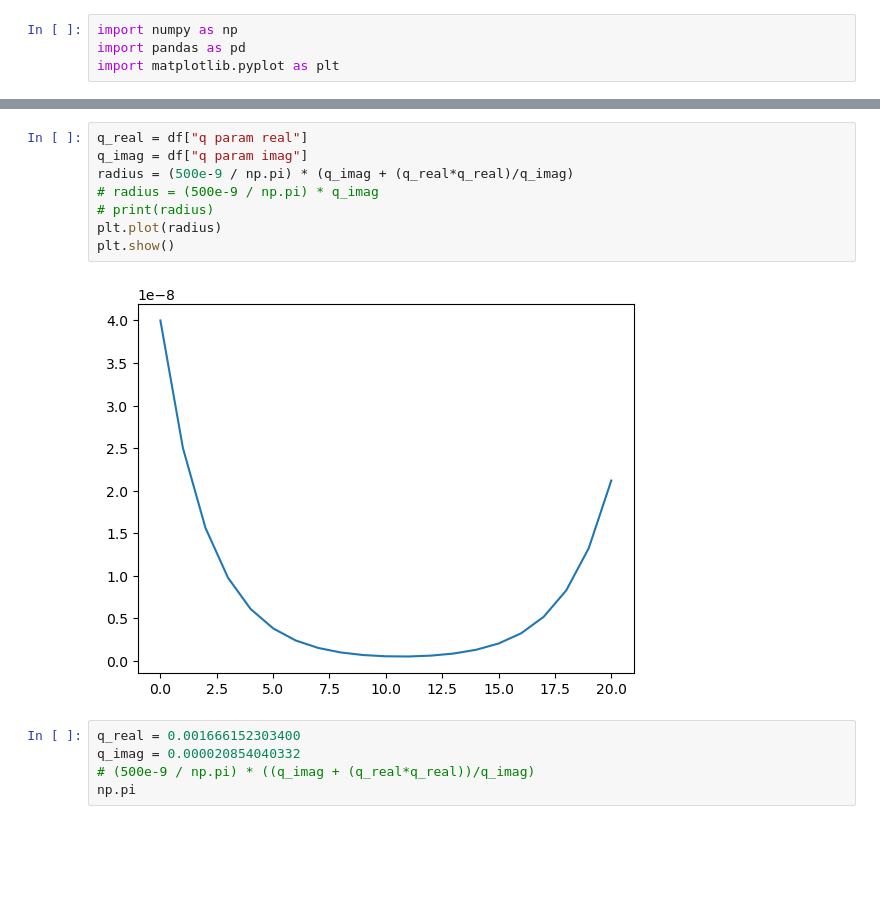
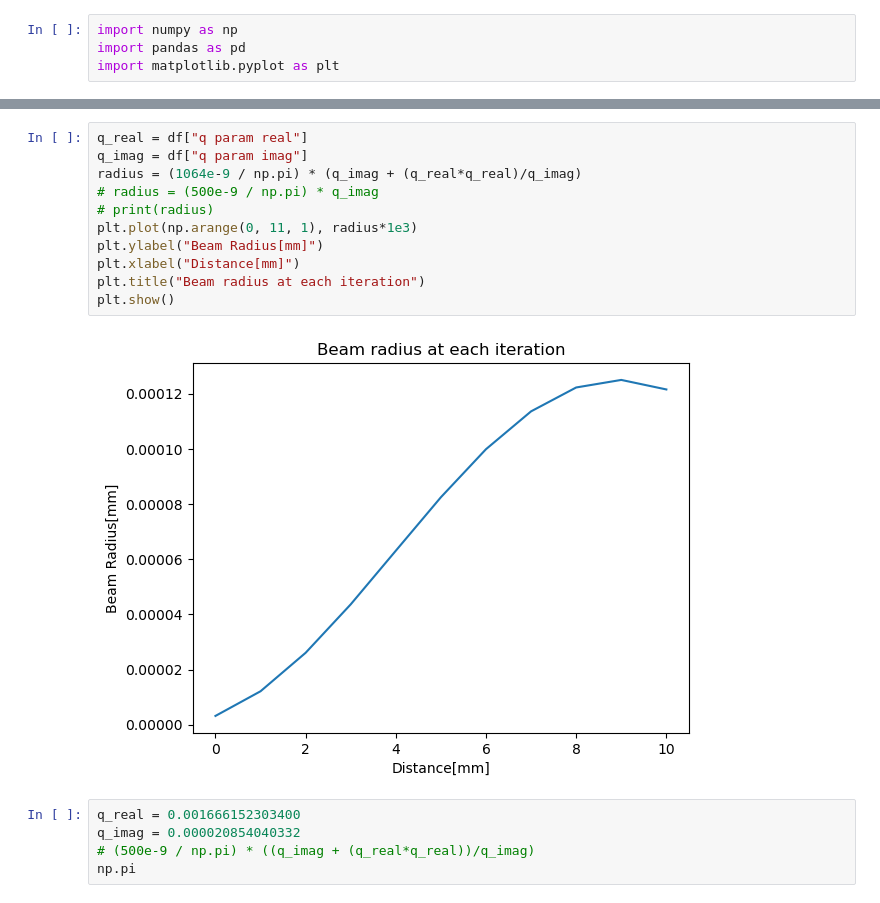
Before and after one commit to kskarthiksk/gaussian_duct_1, a Jupyter notebook: graph.ipynb, the cells around one changed output, grey strips where cells are left out. Drawn from its saved outputs; the diff is of its cells as text; blank space fills up the shorter version.

```diff
--- a/graph.ipynb
+++ b/graph.ipynb
@@ -19,13 +80,16 @@ df["beam radius"].plot()
 # %%
 q_real = df["q param real"]
 q_imag = df["q param imag"]
-radius = (500e-9 / np.pi) * (q_imag + (q_real*q_real)/q_imag)
+radius = (1064e-9 / np.pi) * (q_imag + (q_real*q_real)/q_imag)
 # radius = (500e-9 / np.pi) * q_imag
 # print(radius)
-plt.plot(radius)
+plt.plot(np.arange(0, 11, 1), radius*1e3)
+plt.ylabel("Beam Radius[mm]")
+plt.xlabel("Distance[mm]")
+plt.title("Beam radius at each iteration")
 plt.show()
 # %% [output]
-[figure, old version]
+[figure, new version]
 # %%
 q_real = 0.001666152303400
 q_imag = 0.000020854040332
```
Also changed, not shown: parts of 24 cells of this notebook, 6 other files.
